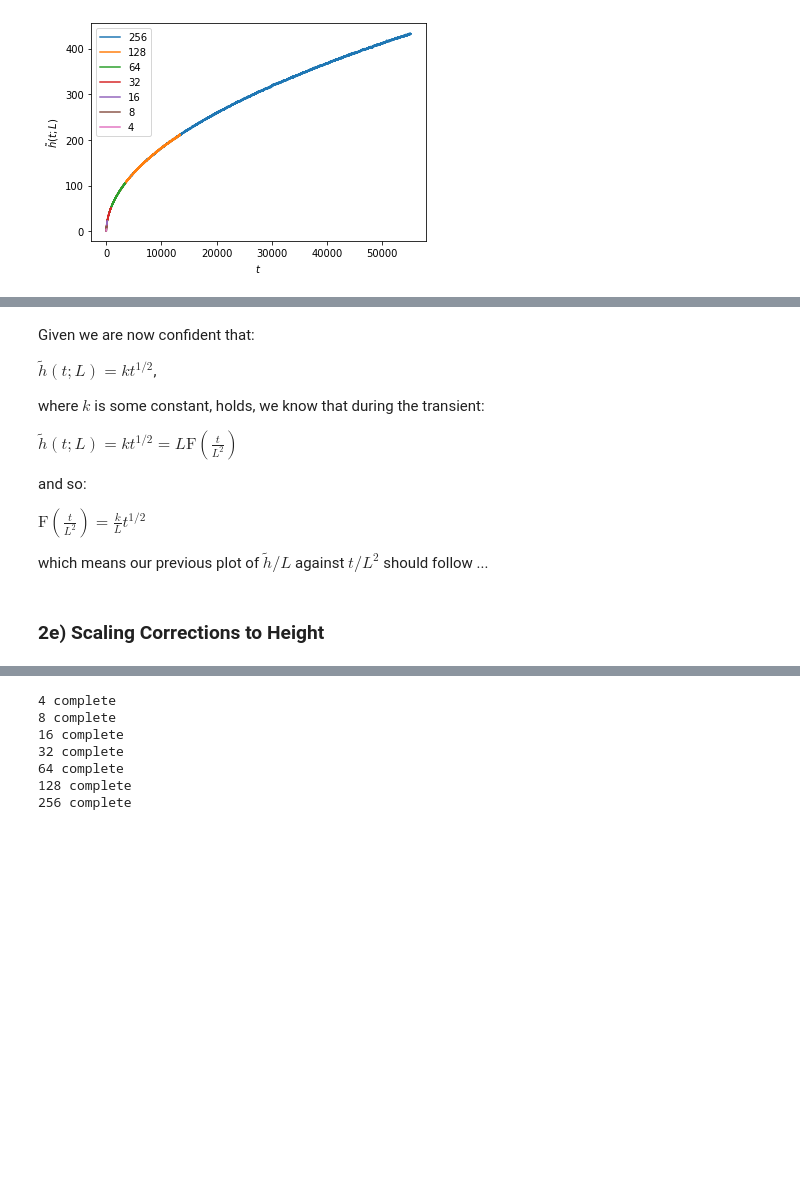
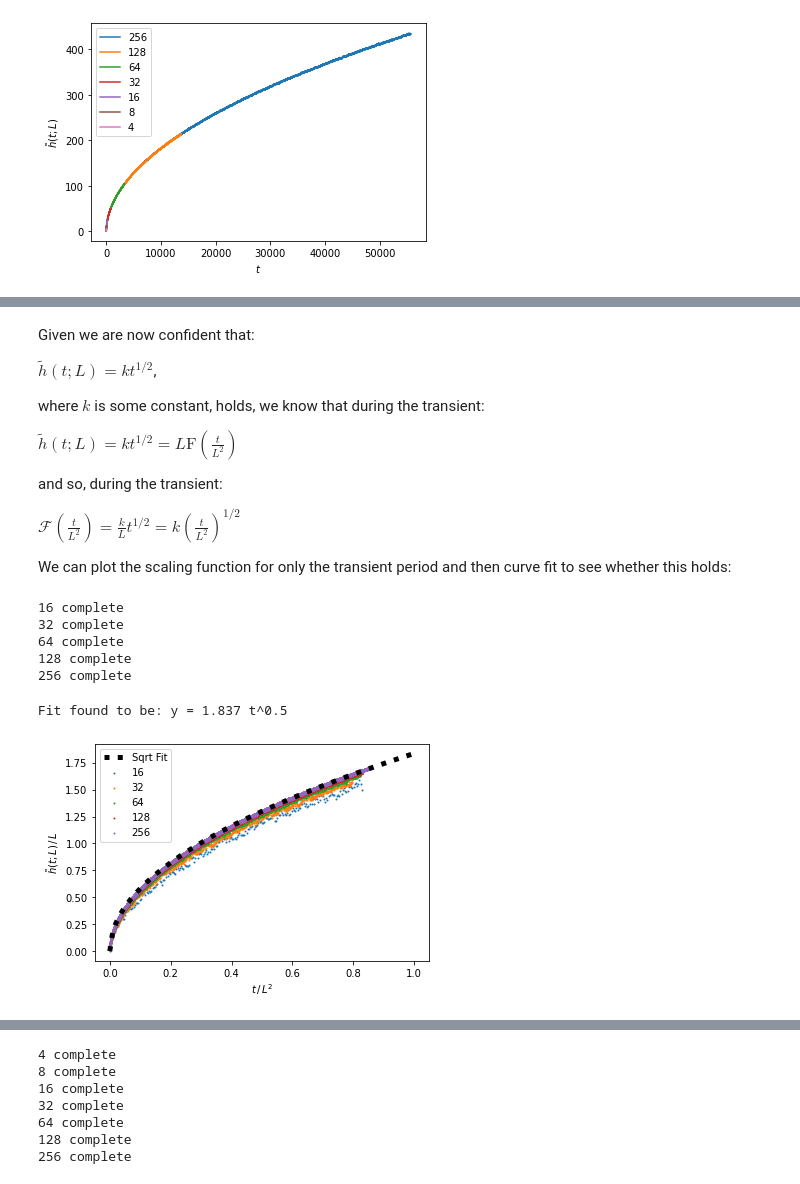
Before and after one commit to bdgrichards/oslo, a Jupyter notebook: oslo.ipynb, the cells around one changed output, grey strips where cells are left out. Drawn from its saved outputs; the diff is of its cells as text; code cells hidden in the pictures; blank space fills up the shorter version.

Commit message:
Add complete scaling function to 2d

```diff
--- a/oslo.ipynb
+++ b/oslo.ipynb
@@ -668,10 +665,59 @@ where $k$ is some constant, holds, we know that during the transient:
 
 $\tilde{h}(t;L) = k t^{1/2}  = L\text{F}(\frac{t}{L^2})$
 
-and so:
+and so, during the transient:
 
-$\text{F}(\frac{t}{L^2}) = \frac{k}{L}t^{1/2}$
+$\mathcal{F}(\frac{t}{L^2}) = \frac{k}{L}t^{1/2} = k(\frac{t}{L^2})^{1/2}$
 
-which means our previous plot of $\tilde{h}/L$ against $t/L^2$ should follow ...
+We can plot the scaling function for only the transient period and then curve fit to see whether this holds:
-# %% [markdown]
-### 2e) Scaling Corrections to Height
+# %%
+average_heights_with_time: list[list[int]] = []
+# lengths = [4, 8, 16, 32, 64, 128, 256]
+lengths = [16, 32, 64, 128, 256]
+repetitions = 5  # could increase this later
+# %%
+for length in lengths:
+    height_lists: list[list[int]] = []
+    for i in range(repetitions):
+        model = Model(length)
+        height_values: list[int] = []
+        while model.get_is_transient():
+            model.cycle()
+            height_values.append(model.get_pile_height())
+        height_lists.append(height_values)
+    average_heights_with_time.append(average_different_lengths(height_lists))
+    print(length, 'complete')
+# %% [output]
+16 complete
+32 complete
+64 complete
+128 complete
+256 complete
+# %%
+# fitting the 256 data
+popt, pcov = curve_fit(sqrt_func, range(
+    len(average_height_sequences[-1])), average_height_sequences[-1])
+print("Fit found to be: y = %.3f t^0.5" % popt[0])
+fit_x_vals = np.linspace(0, 1, 100)
+fit_y_vals = sqrt_func(fit_x_vals, popt)
+plt.plot(fit_x_vals, fit_y_vals, label='Sqrt Fit',
+         linestyle='dotted', c='k', linewidth=5)
+
+y_vals = [np.array(i) for i in average_heights_with_time]
+x_vals = [np.array(range(len(average_heights_with_time[i])))/(lengths[i]**2)
+          for i in range(len(average_heights_with_time))]
+
+# divide each of the y_vals by their system length
+for i in range(len(y_vals)):
+    y_vals[i] = y_vals[i] / lengths[i]
+
+for i in range(len(lengths)):
+    plt.scatter(x_vals[i], y_vals[i], label=str(
+        lengths[i]), s=1)
+plt.legend()
+plt.xlabel(r"$t \, / \, L^2$")
+plt.ylabel(r"$\tilde{h}(t;L) \, / \, L$")
+plt.show()
+# %% [output]
+Fit found to be: y = 1.837 t^0.5
+[figure, added]
```
Also changed, not shown: parts of 28 cells of this notebook.
